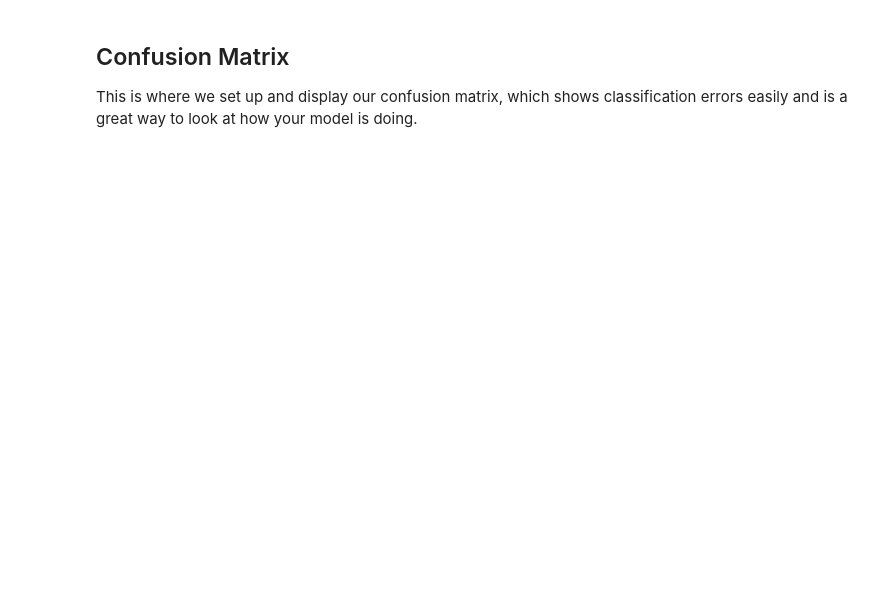
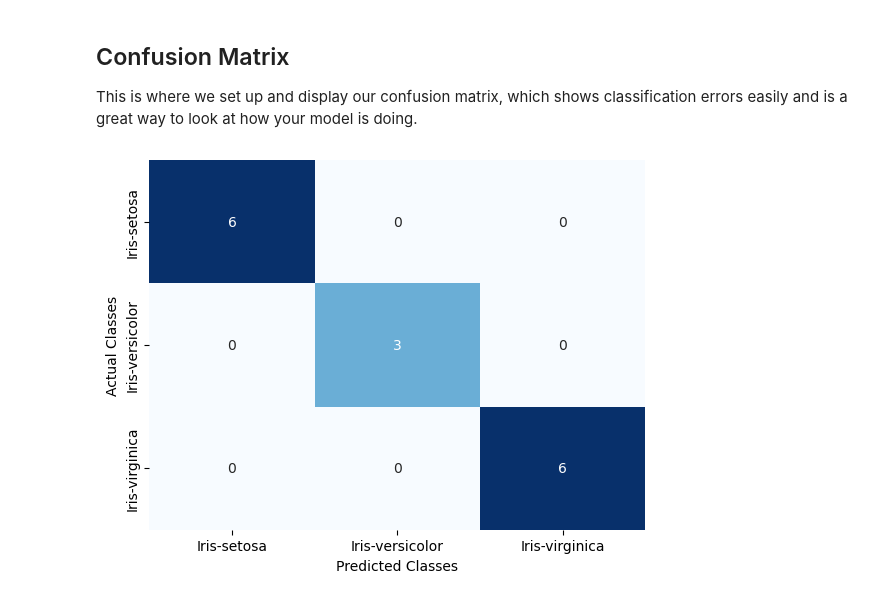
Before and after one commit to Symbiotic-Computing-Laboratory/zero2neuro, a Jupyter notebook: examples/iris/iris-pickle-viewer.ipynb, the cells around one changed output. Drawn from its saved outputs; the diff is of its cells as text; code cells hidden in the pictures; blank space fills up the shorter version.

```diff
--- a/examples/iris/iris-pickle-viewer.ipynb
+++ b/examples/iris/iris-pickle-viewer.ipynb
@@ -37,10 +39,10 @@ plt.show() # Show plot
 This is where we set up and display our confusion matrix, which shows classification errors easily and is a great way to look at how your model is doing.
 # %%
 # If you don't specify which file to open it would use the last one it plotted above.
-with open('results/iris_R02_results.pkl', 'rb') as pickle_file:
+with open('results/iris_R00_results.pkl', 'rb') as pickle_file:
     data = pickle.load(pickle_file)
 # %%
-array = np.array(data['predict_training'])
+array = np.array(data['predict_testing'])
 predictions = []
 
 # Making a new array because sklearn really doesn't like sparse arrays.
@@ -48,22 +50,25 @@ for x in array:
     predictions.append(np.argmax(x))
 # %%
 # We grab the predictions array from earlier and our true_values to make a proper confusion matrix
-true_values = np.array(data['outs_training'])
+true_values = np.array(data['outs_testing'])
 confusion_matrix = metrics.confusion_matrix(true_values, predictions)
 
 # This gets an array of the output mapping labels.
 output_mapping = dict(data['dataset']['categorical_translation'][0][1])
 outputs = []
 for key in output_mapping.keys():
     outputs.append(key)
 
 # This creates the display for our confusion matrix.
 sns.heatmap(confusion_matrix, cmap='Blues', cbar=False, annot=True, fmt="d")
 
 # y will tell how many squares the confusion matrix needs on each side. Outputs will label the ticks.
 y = len(output_mapping.keys())
 plt.xticks(np.arange(y)+0.5,outputs)
 plt.yticks(np.arange(y)+0.5,outputs)
 
 plt.xlabel("Predicted Classes")
 plt.ylabel("Actual Classes")
+plt.savefig('figures/confusion_matrix.png')
+# %% [output]
+[figure, added]
```
Also changed, not shown: parts of 3 cells of this notebook, 6 other files.
